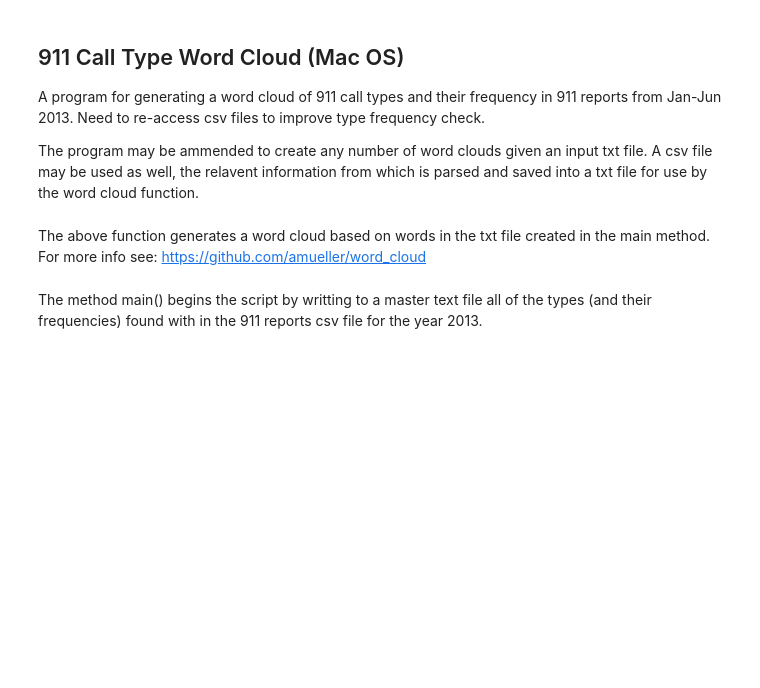
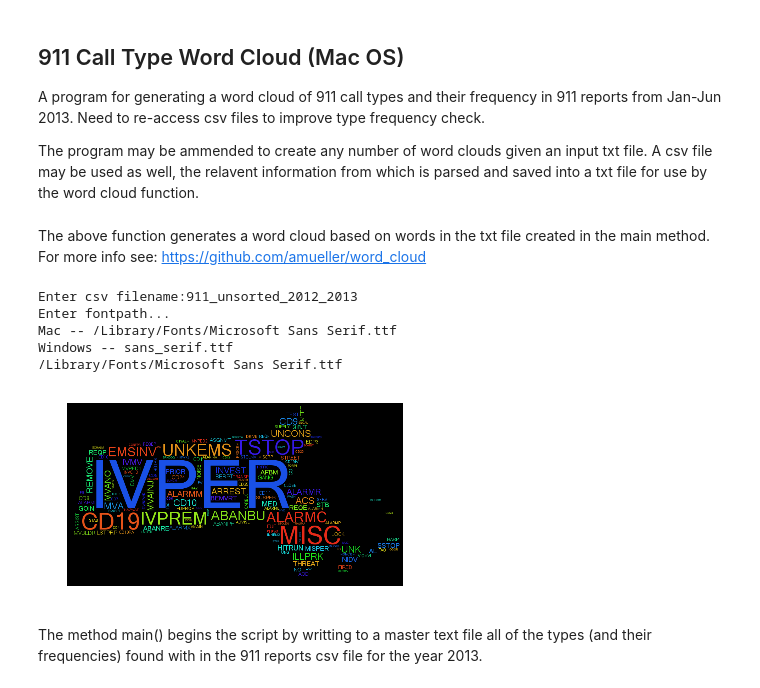
Before and after one commit to brix4dayz/bari_reu_2015, a Jupyter notebook: 911/911WordStorm/911TypeWordCloud2013_MacOS.ipynb, the cells around one changed output. Drawn from its saved outputs; the diff is of its cells as text; code cells hidden in the pictures; blank space fills up the shorter version.

Commit message:
Played with 911 Types WordCloud.

```diff
--- a/911/911WordStorm/911TypeWordCloud2013_MacOS.ipynb
+++ b/911/911WordStorm/911TypeWordCloud2013_MacOS.ipynb
@@ -17,21 +17,12 @@ import matplotlib.pyplot as plt
 from wordcloud import WordCloud
 from scipy.misc import imread
 import re
-# Add parent directory to path for twc imports
 import os
-import sys
-sys.path.append(os.path.realpath('../'))
-import twitter_criteria as twc
-
-# Global field declarations
-twc.loadCriteria()
-keyword = twc.getKeywordRegex()
-twc.clearCriteria()
 
 # Function for generating a word cloud
 ## Mac OS specific font path in arguments
 def typeWordCloud(file_path, mask_path=None, bg_color='white', num_words=150,
-                   font_path='sans-serif.ttf', out_path='type2013Cloud.png'):
+                   fontpath='/Library/Fonts/Microsoft Sans Serif.ttf', out_path='911typesCloud.png'):
     # Read in the txt file set by the main method
     text = open(file_path, 'r').read()
     # Generate the word cloud based on the input arguments
@@ -39,11 +30,11 @@ def typeWordCloud(file_path, mask_path=None, bg_color='white', num_words=150,
     if mask_path:
         # Use module to read the image file
         mass_mask = imread(mask_path)
-        wc = WordCloud(maskPath=mass_mask, backgroundColor=bg_color, maxWords=num_words,
-                       fontPath=font_path).generate(text)
+        wc = WordCloud(mask=mass_mask, background_color=bg_color, max_words=num_words,
+                       font_path=fontpath).generate(text)
     else:
-        wc = WordCloud(fontPath=font_path, maxWords=num_words,
-                       backgroundColor=bg_color).generate(text)
+        wc = WordCloud(font_path=fontpath, max_words=num_words,
+                       background_color=bg_color).generate(text)
     # Open a plot of the generated word cloud
     wc.to_file(out_path)
     plt.imshow(wc)
@@ -57,32 +48,39 @@ For more info see: https://github.com/amueller/word_cloud
 # %%
 # The main method
 def main():
     # Set the output image file path
     current_dir = os.getcwd()
     filepath = current_dir + '/OutputTypes.txt'
     # Create object for writting to a text file
     typeFile = open(filepath, "w")
     types = {}
     # Iterate through the 911 csv by type
-    with open(current_dir + '2010-14 Full CAD, Jan-Jun 2013.csv') as csvfile:
+
+    inputFile = raw_input("Enter csv filename:")
+    fontPath = raw_input("Enter fontpath...\nMac -- /Library/Fonts/Microsoft Sans Serif.ttf\nWindows -- sans_serif.ttf\n")
+
+    with open(current_dir + '/../' + inputFile + '.csv') as csvfile:
         typeIt = csv.DictReader(csvfile)
         # Retrieve the strings of types
         for typeData in typeIt:
-            if not typeData['TYPE'] in types.keys():
-                types[typeData['TYPE']] = typeData['TYPE_DESC']
-            # Possibly use function to clean the type strings
-            # Could not find the 911 csv files localy to review type format
-            typeText = typeData['TYPE']
+            typeFile.write(typeData['TYPE'] + '\n')
     # Close the file obj
     typeFile.close()
     # Use the defined function to create the type word cloud
-    typeWordCloud(filepath, current_dir)
+    typeWordCloud(filepath, current_dir + '/mass_map.png', 'black', fontpath=fontPath)
 # End main
 
 # Run the script via the main method
 if __name__ == "__main__":
     main()
 
 # End script
+# %% [output]
+Enter csv filename:911_unsorted_2012_2013
+Enter fontpath...
+Mac -- /Library/Fonts/Microsoft Sans Serif.ttf
+Windows -- sans_serif.ttf
+/Library/Fonts/Microsoft Sans Serif.ttf
+[figure, added]
 # %% [markdown]
 The method main() begins the script by writting to a master text file all of the types (and their frequencies) found with in the 911 reports csv file for the year 2013.
```
Also changed, not shown: 10 other files.
